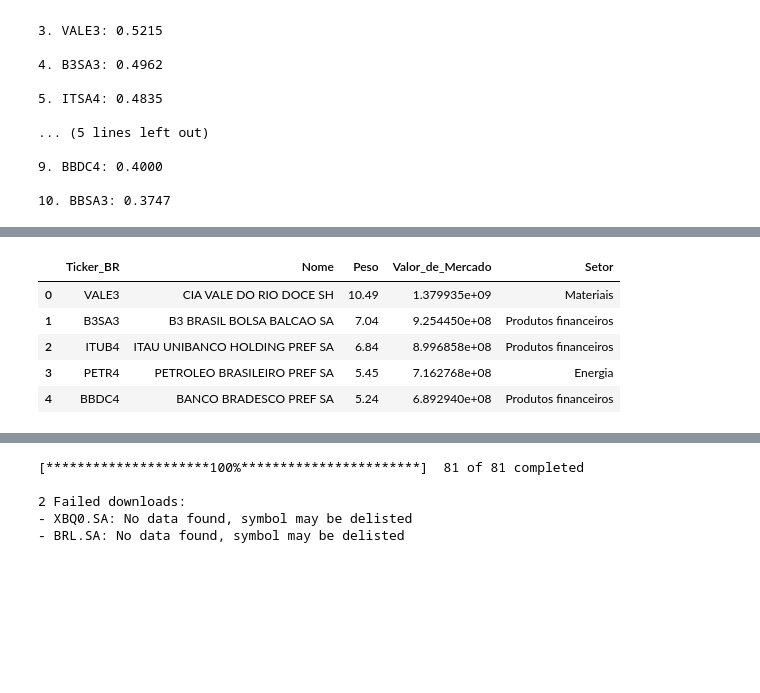
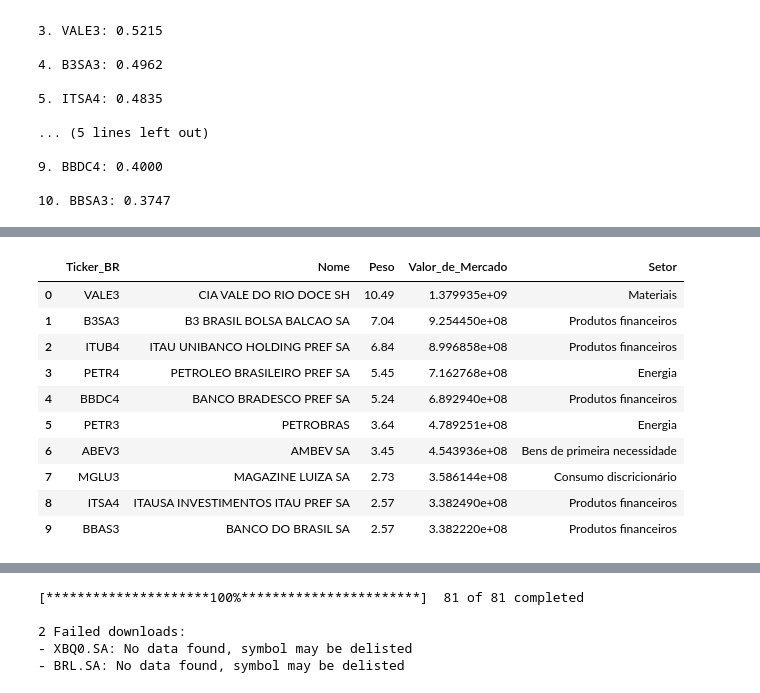
Before and after one commit to antoniosalomao/Rafter_A1, a Jupyter notebook: rafter_presentation.ipynb, the cells around one changed output, grey strips where cells are left out. Drawn from its saved outputs; the diff is of its cells as text; code cells hidden in the pictures; blank space fills up the shorter version.

```diff
--- a/rafter_presentation.ipynb
+++ b/rafter_presentation.ipynb
@@ -467,12 +480,17 @@ ishares_bova11['Valor_de_Mercado'] = ishares_bova11['Valor_de_Mercado'].astype(f
 # %%
 # Inspecting DataFrame
 
-ishares_bova11.head()
+ishares_bova11.head(10)
 # %% [output]
 |  | Ticker_BR | Nome | Peso | Valor_de_Mercado | Setor |
 | 0 | VALE3 | CIA VALE DO RIO DOCE SH | 10.49 | 1.379935e+09 | Materiais |
 | 1 | B3SA3 | B3 BRASIL BOLSA BALCAO SA | 7.04 | 9.254450e+08 | Produtos financeiros |
 | 2 | ITUB4 | ITAU UNIBANCO HOLDING PREF SA | 6.84 | 8.996858e+08 | Produtos financeiros |
 | 3 | PETR4 | PETROLEO BRASILEIRO PREF SA | 5.45 | 7.162768e+08 | Energia |
 | 4 | BBDC4 | BANCO BRADESCO PREF SA | 5.24 | 6.892940e+08 | Produtos financeiros |
+| 5 | PETR3 | PETROBRAS | 3.64 | 4.789251e+08 | Energia |
+| 6 | ABEV3 | AMBEV SA | 3.45 | 4.543936e+08 | Bens de primeira necessidade |
+| 7 | MGLU3 | MAGAZINE LUIZA SA | 2.73 | 3.586144e+08 | Consumo discricionário |
+| 8 | ITSA4 | ITAUSA INVESTIMENTOS ITAU PREF SA | 2.57 | 3.382490e+08 | Produtos financeiros |
+| 9 | BBAS3 | BANCO DO BRASIL SA | 2.57 | 3.382220e+08 | Produtos financeiros |
 # %%
```
Also changed, not shown: parts of 17 cells of this notebook.
